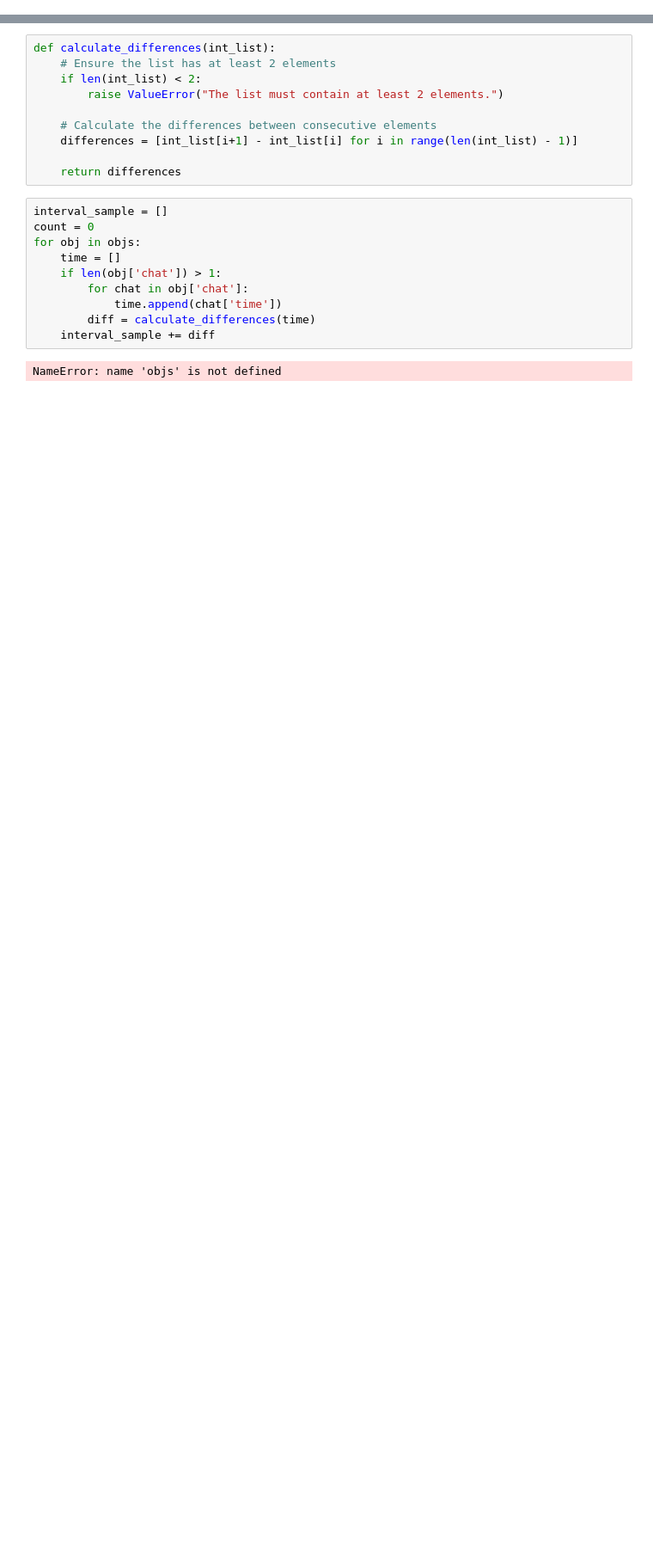
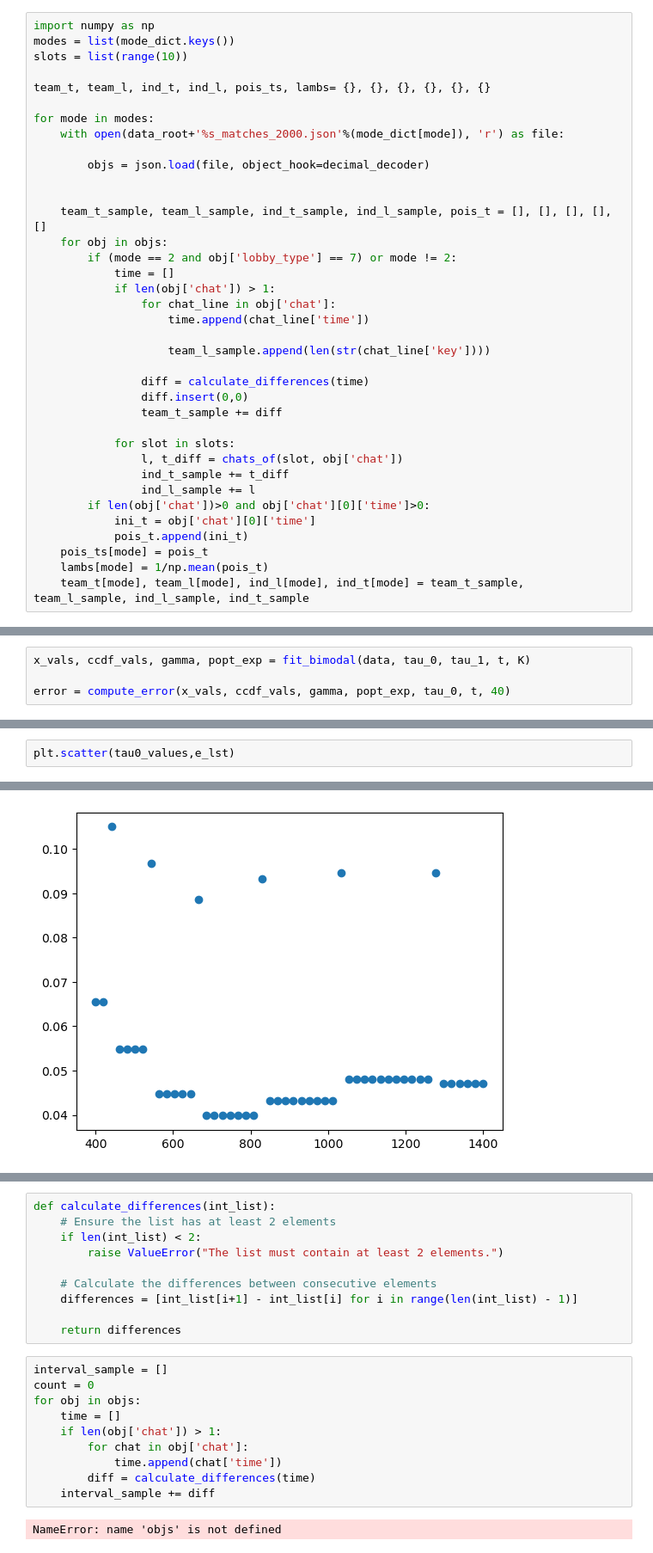
Before and after one commit to jin-awoo/bursty, a Jupyter notebook: other power laws.ipynb, the cells around one changed output, grey strips where cells are left out. Shown at 86% size. Cells and saved outputs as stored; diff of their text form; blank space fills up the shorter version.

```diff
--- a/other power laws.ipynb
+++ b/other power laws.ipynb
@@ -27,0 +74,37 @@ objs[1]['chat']
+# %%
+import numpy as np
+modes = list(mode_dict.keys())
+slots = list(range(10))
+
+team_t, team_l, ind_t, ind_l, pois_ts, lambs= {}, {}, {}, {}, {}, {}
+
+for mode in modes:
+    with open(data_root+'%s_matches_2000.json'%(mode_dict[mode]), 'r') as file:
+
+        objs = json.load(file, object_hook=decimal_decoder)
+
+
+    team_t_sample, team_l_sample, ind_t_sample, ind_l_sample, pois_t = [], [], [], [], []
+    for obj in objs:
+        if (mode == 2 and obj['lobby_type'] == 7) or mode != 2:
+            time = []
+            if len(obj['chat']) > 1:
+                for chat_line in obj['chat']:
+                    time.append(chat_line['time'])
+
+                    team_l_sample.append(len(str(chat_line['key'])))
+
+                diff = calculate_differences(time)
+                diff.insert(0,0)
+                team_t_sample += diff
+
+            for slot in slots:
+                l, t_diff = chats_of(slot, obj['chat'])
+                ind_t_sample += t_diff
+                ind_l_sample += l
+        if len(obj['chat'])>0 and obj['chat'][0]['time']>0:
+            ini_t = obj['chat'][0]['time']
+            pois_t.append(ini_t)
+    pois_ts[mode] = pois_t
+    lambs[mode] = 1/np.mean(pois_t)
+    team_t[mode], team_l[mode], ind_l[mode], ind_t[mode] = team_t_sample, team_l_sample, ind_l_sample, ind_t_sample
@@ -27,0 +494,4 @@ objs[1]['chat']
+# %%
+x_vals, ccdf_vals, gamma, popt_exp = fit_bimodal(data, tau_0, tau_1, t, K)
+
+error = compute_error(x_vals, ccdf_vals, gamma, popt_exp, tau_0, t, 40)
@@ -27,0 +607,3 @@ objs[1]['chat']
+# %%
+plt.scatter(tau0_values,e_lst)
+# %% [output]
@@ -27,0 +611 @@ objs[1]['chat']
+[figure, added]
```
Also changed, not shown: parts of 32 cells of this notebook, 2 other files.
